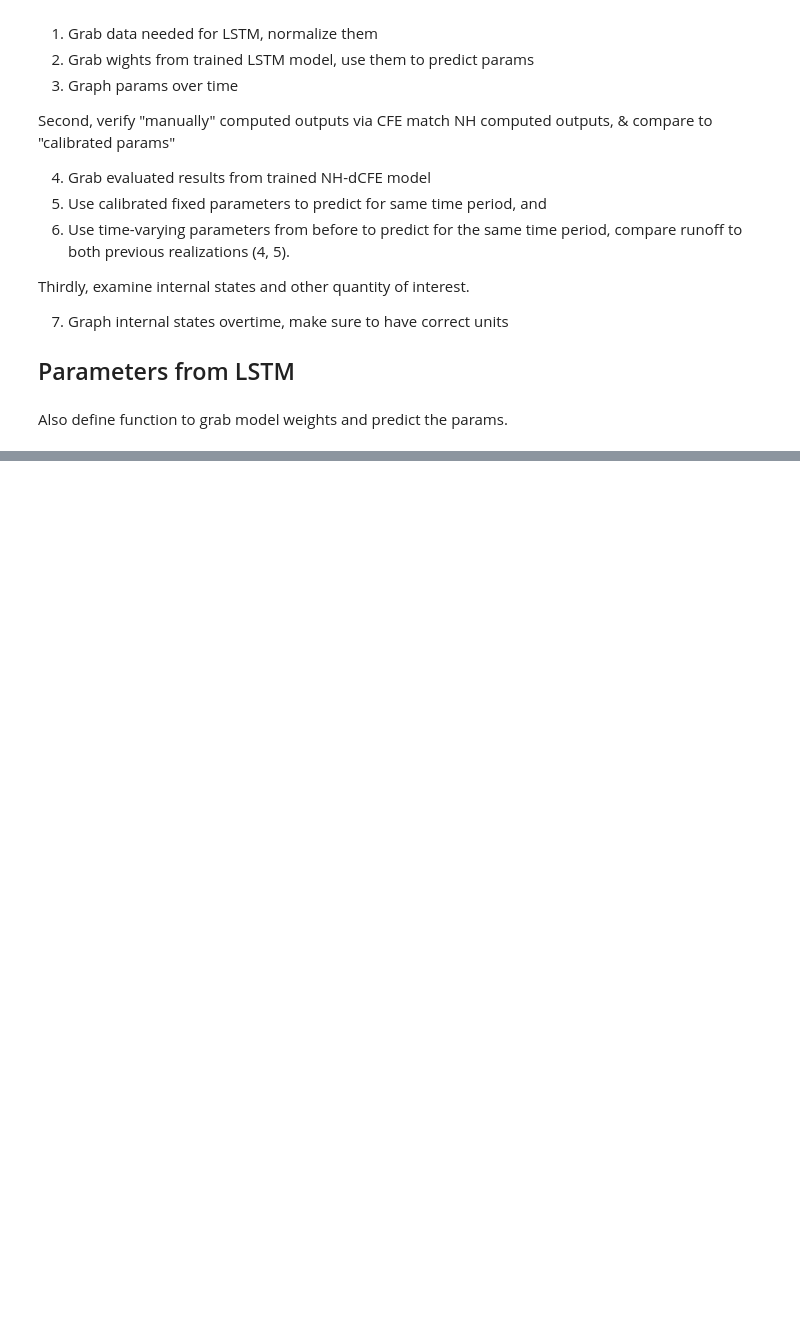
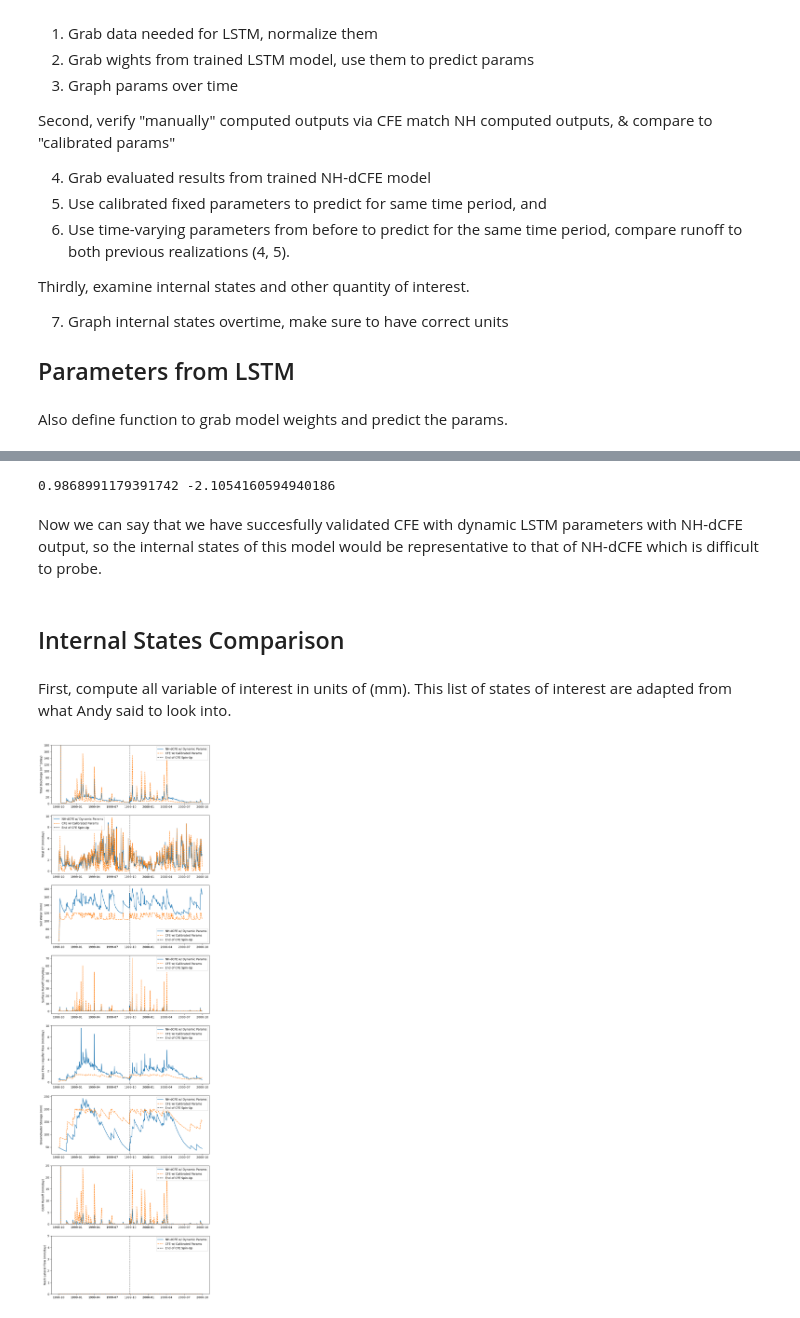
Before and after one commit to mines-ciroh/neuralhydrology, a Jupyter notebook: examples/07-DifferentialCFE-Model/proposalMaterial.ipynb, the cells around one changed output, grey strips where cells are left out. Cells and saved outputs as stored; diff of their text form; code cells hidden in the pictures; blank space fills up the shorter version.

```diff
--- a/examples/07-DifferentialCFE-Model/proposalMaterial.ipynb
+++ b/examples/07-DifferentialCFE-Model/proposalMaterial.ipynb
@@ -237,0 +397,72 @@ soil_params, basinCharacteristics = get_dcfe_params(config, 'mps')
+# %%
+print(calculate_nse(dCFE_qsim[0,:], CFE_dynamic_results[-366:-1,0]*1000), calculate_nse(dCFE_qsim[0,:], CFE_calibrated_results[-366:-1,0]*1000))
+# first number is NSE between NH-dCFE and CFE with dynamic LSTM params
+# 2nd number is NSE between NH-dCFE and CFE with calibrated params
+# %% [output]
+0.9868991179391742 -2.1054160594940186
+# %% [markdown]
+Now we can say that we have succesfully validated CFE with dynamic LSTM parameters with NH-dCFE output, so the internal states of this model would be representative to that of NH-dCFE which is difficult to probe.
+# %% [markdown]
+## Internal States Comparison
+# %% [markdown]
+First, compute all variable of interest in units of (mm). This list of states of interest are adapted from what Andy said to look into.
+# %%
+fig, ax = plt.subplots(8, 1, figsize=(10,35))
+
+# plotting total discharge (m^3/day) = runoff (m/day) * area (km^2) * 1000000.0 / (3600*24)
+ax[0].plot(dates_param[180:], CFE_dynamic_results[:,0]*526.77 * 1000000.0 / (3600*24), label = 'NH-dCFE w/ Dynamic Params')
+ax[0].plot(dates_param[180:], CFE_calibrated_results[:,0]*526.77 * 1000000.0 / (3600*24), label = 'CFE w/ Calibrated Params', linestyle = 'dashed')
+ax[0].set_ylabel("Total Discharge (m^3/day)")
+# Set axis limits
+ax[0].set_ylim([0, 180])
+ax[0].legend()
+
+# plotting total ET (mm/day) = actual_et_m_per_timestep * 1000
+ax[1].plot(dates_param[180:], CFE_dynamic_results[:,5]*1000, label = 'NH-dCFE w/ Dynamic Params')
+ax[1].plot(dates_param[180:], CFE_calibrated_results[:,5]*1000, label = 'CFE w/ Calibrated Params', linestyle = 'dashed')
+ax[1].set_ylabel("Total ET (mm/day)")
+ax[1].legend()
+
+# plotting soil water storage (mm) = soil_storage_m * 1000
+ax[2].plot(dates_param[180:], CFE_dynamic_results[:,6]*1000, label = 'NH-dCFE w/ Dynamic Params')
+ax[2].plot(dates_param[180:], CFE_calibrated_results[:,6]*1000, label = 'CFE w/ Calibrated Params', linestyle = 'dashed')
+ax[2].set_ylabel("Soil Water (mm)")
+ax[2].legend()
+
+# plotting surface flow (mm/day) = surface_runoff_depth_m * 1000
+ax[3].plot(dates_param[180:], CFE_dynamic_results[:,4]*1000, label = 'NH-dCFE w/ Dynamic Params')
+ax[3].plot(dates_param[180:], CFE_calibrated_results[:,4]*1000, label = 'CFE w/ Calibrated Params', linestyle = 'dashed')
+ax[3].set_ylabel("Surface Runoff (mm/day)")
+ax[3].legend()
+
+# plotting base flow / aquifer flow (mm/day) = flux_from_deep_gw_to_chan_m * 1000
+ax[4].plot(dates_param[180:], CFE_dynamic_results[:,3]*1000, label = 'NH-dCFE w/ Dynamic Params')
+ax[4].plot(dates_param[180:], CFE_calibrated_results[:,3]*1000, label = 'CFE w/ Calibrated Params', linestyle = 'dashed')
+ax[4].set_ylabel("Base Flow / Aquifer Flow (mm/day)")
+ax[4].legend()
+
+# plotting groundwater storage (mm) = gw_storage_m* 1000
+ax[5].plot(dates_param[180:], CFE_dynamic_results[:,7]*1000, label = 'NH-dCFE w/ Dynamic Params')
+ax[5].plot(dates_param[180:], CFE_calibrated_results[:,7]*1000, label = 'CFE w/ Calibrated Params', linestyle = 'dashed')
+ax[5].set_ylabel("Growndwater Storage (mm)")
+ax[5].legend()
+
+# plotting GIUH flow (mm/day) = flux_giuh_runoff_m * 1000
+ax[6].plot(dates_param[180:], CFE_dynamic_results[:,1]*1000, label = 'NH-dCFE w/ Dynamic Params')
+ax[6].plot(dates_param[180:], CFE_calibrated_results[:,1]*1000, label = 'CFE w/ Calibrated Params', linestyle = 'dashed')
+ax[6].set_ylabel("GIUH Runoff (mm/day)")
+ax[6].set_ylim([0, 25])
+ax[6].legend()
+
+# plotting Nash Lateral Flow (mm/day) = flux_nash_lateral_runoff_m * 1000
+ax[7].plot(dates_param[180:], CFE_dynamic_results[:,2]*1000, label = 'NH-dCFE w/ Dynamic Params')
+ax[7].plot(dates_param[180:], CFE_calibrated_results[:,2]*1000, label = 'CFE w/ Calibrated Params', linestyle = 'dashed')
+ax[7].set_ylabel("Nash Lateral Flow (mm/day)")
+ax[7].set_ylim([0, 5])
+ax[7].legend()
+
+for i in range(8):
+    ax[i].axvline(pd.Timestamp('1999-09-30'), color="black", linestyle='--', label='End of CFE Spin-Up')
+    ax[i].legend()
+# %% [output]
+[figure, added]
```
Also changed, not shown: parts of 27 cells of this notebook, 6 other files.
